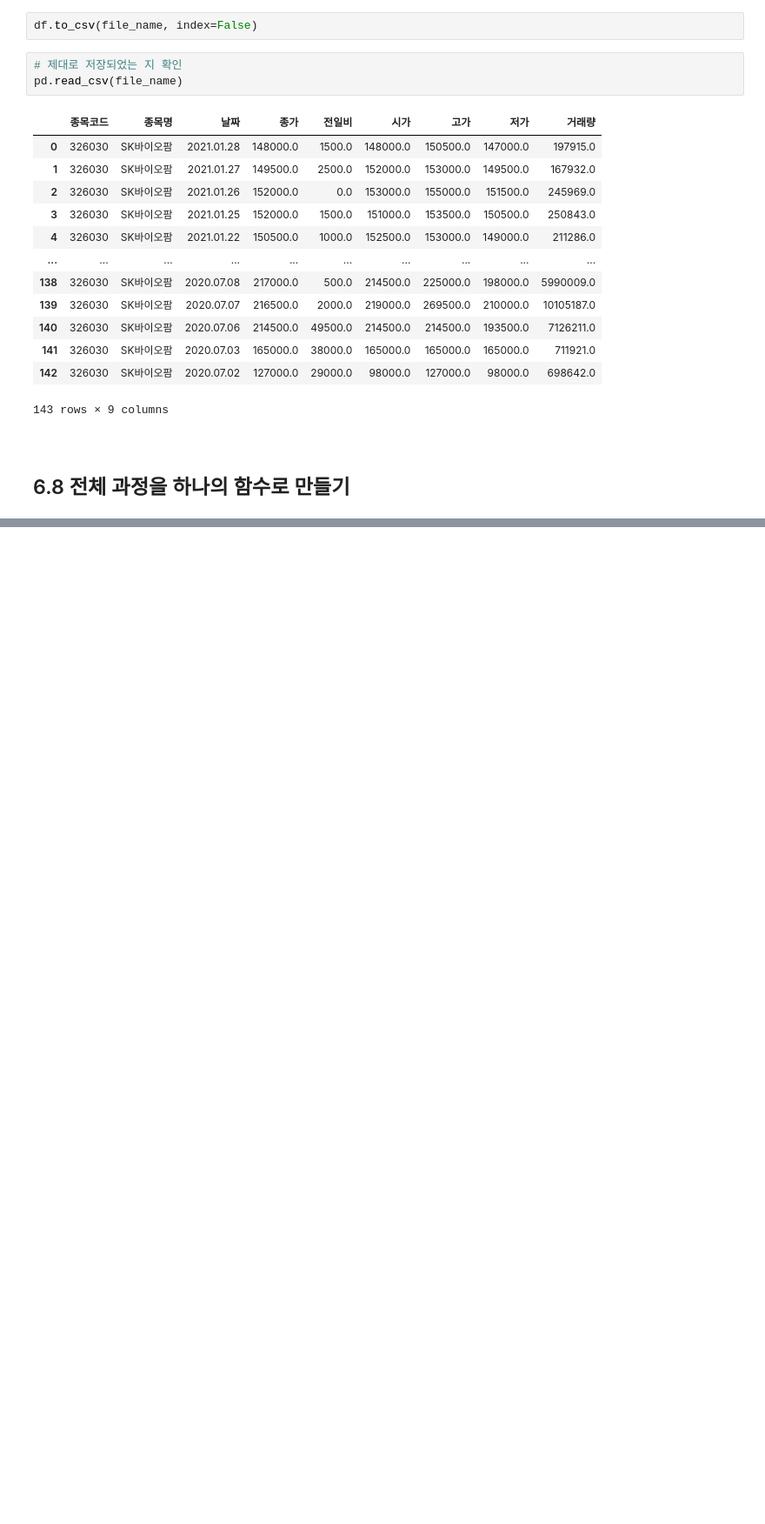
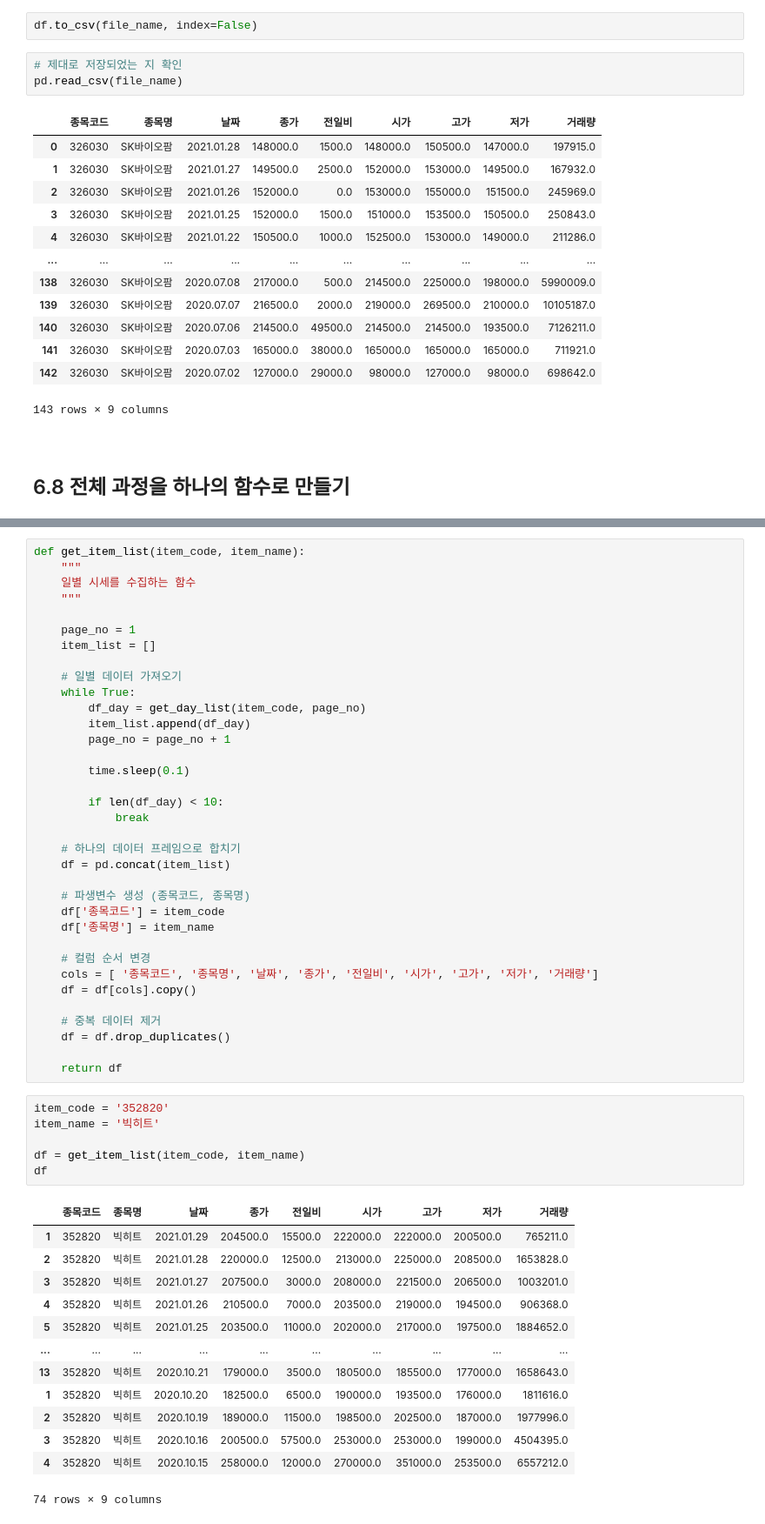
Before and after one commit to zgotter/financial-data-analysis-with-python, a Jupyter notebook: 06_get-data-with-Crawling.ipynb, the cells around one changed output, grey strips where cells are left out. Shown: that part at 87% size. Drawn from its saved outputs; the diff is of its cells as text; blank space fills up the shorter version.

```diff
--- a/06_get-data-with-Crawling.ipynb
+++ b/06_get-data-with-Crawling.ipynb
@@ -497,0 +518,55 @@ pd.read_csv(file_name)
+# %%
+def get_item_list(item_code, item_name):
+    """
+    일별 시세를 수집하는 함수
+    """
+
+    page_no = 1
+    item_list = []
+
+    # 일별 데이터 가져오기
+    while True:
+        df_day = get_day_list(item_code, page_no)
+        item_list.append(df_day)
+        page_no = page_no + 1
+
+        time.sleep(0.1)
+
+        if len(df_day) < 10:
+            break
+
+    # 하나의 데이터 프레임으로 합치기
+    df = pd.concat(item_list)
+
+    # 파생변수 생성 (종목코드, 종목명)
+    df['종목코드'] = item_code
+    df['종목명'] = item_name
+
+    # 컬럼 순서 변경
+    cols = [ '종목코드', '종목명', '날짜', '종가', '전일비', '시가', '고가', '저가', '거래량']
+    df = df[cols].copy()
+
+    # 중복 데이터 제거
+    df = df.drop_duplicates()
+
+    return df
+# %%
+item_code = '352820'
+item_name = '빅히트'
+
+df = get_item_list(item_code, item_name)
+df
+# %% [output]
+|  | 종목코드 | 종목명 | 날짜 | 종가 | 전일비 | 시가 | 고가 | 저가 | 거래량 |
+| 1 | 352820 | 빅히트 | 2021.01.29 | 204500.0 | 15500.0 | 222000.0 | 222000.0 | 200500.0 | 765211.0 |
+| 2 | 352820 | 빅히트 | 2021.01.28 | 220000.0 | 12500.0 | 213000.0 | 225000.0 | 208500.0 | 1653828.0 |
+| 3 | 352820 | 빅히트 | 2021.01.27 | 207500.0 | 3000.0 | 208000.0 | 221500.0 | 206500.0 | 1003201.0 |
+| 4 | 352820 | 빅히트 | 2021.01.26 | 210500.0 | 7000.0 | 203500.0 | 219000.0 | 194500.0 | 906368.0 |
+| 5 | 352820 | 빅히트 | 2021.01.25 | 203500.0 | 11000.0 | 202000.0 | 217000.0 | 197500.0 | 1884652.0 |
+| ... | ... | ... | ... | ... | ... | ... | ... | ... | ... |
+| 13 | 352820 | 빅히트 | 2020.10.21 | 179000.0 | 3500.0 | 180500.0 | 185500.0 | 177000.0 | 1658643.0 |
+| 1 | 352820 | 빅히트 | 2020.10.20 | 182500.0 | 6500.0 | 190000.0 | 193500.0 | 176000.0 | 1811616.0 |
+| 2 | 352820 | 빅히트 | 2020.10.19 | 189000.0 | 11500.0 | 198500.0 | 202500.0 | 187000.0 | 1977996.0 |
+| 3 | 352820 | 빅히트 | 2020.10.16 | 200500.0 | 57500.0 | 253000.0 | 253000.0 | 199000.0 | 4504395.0 |
+| 4 | 352820 | 빅히트 | 2020.10.15 | 258000.0 | 12000.0 | 270000.0 | 351000.0 | 253500.0 | 6557212.0 |
+74 rows × 9 columns
```
Also changed, not shown: parts of 3 cells of this notebook.
